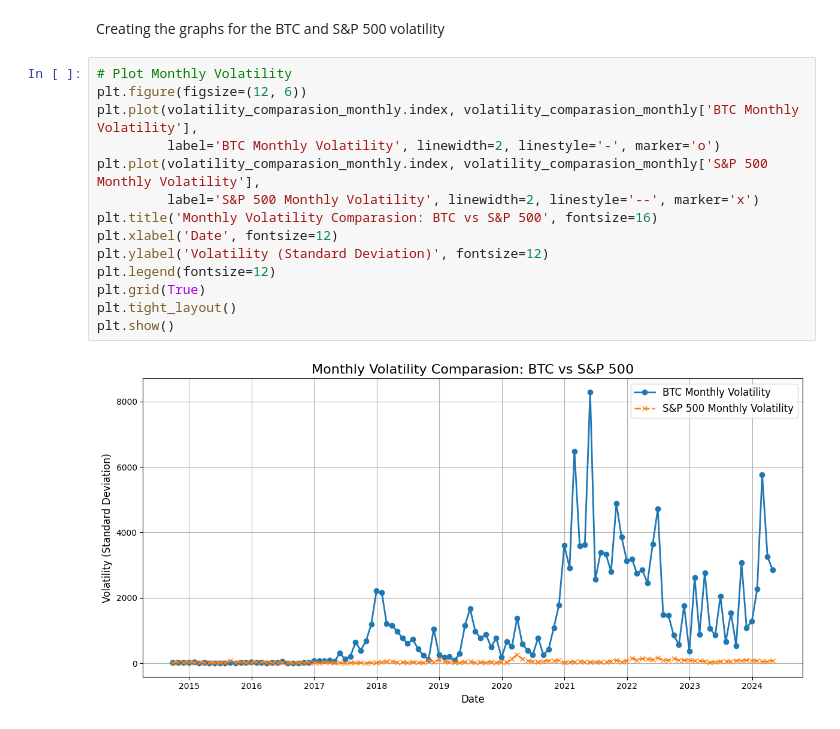
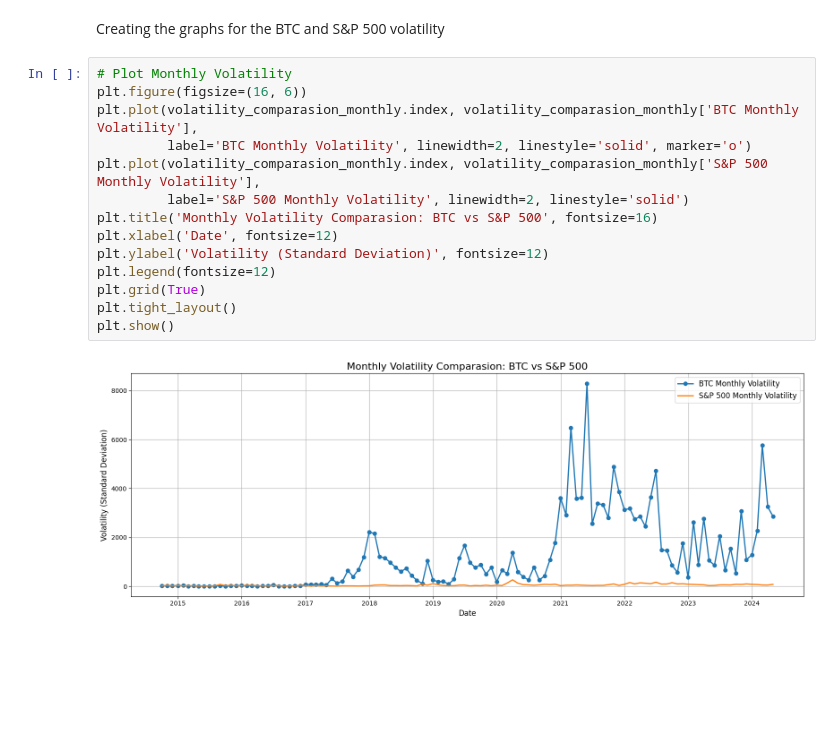
Before and after one commit to AngelDHackerman/BTC-ETH_Data_Analysis, a Jupyter notebook: 5_Insights_Volatility_Monthly_Yearly.ipynb, the cells around one changed output. Cells and saved outputs as stored; diff of their text form; blank space fills up the shorter version.

```diff
--- a/5_Insights_Volatility_Monthly_Yearly.ipynb
+++ b/5_Insights_Volatility_Monthly_Yearly.ipynb
@@ -58,17 +58,17 @@ volatility_comparasion_monthly
 Creating the graphs for the BTC and S&P 500 volatility
 # %%
 # Plot Monthly Volatility
-plt.figure(figsize=(12, 6))
+plt.figure(figsize=(16, 6))
 plt.plot(volatility_comparasion_monthly.index, volatility_comparasion_monthly['BTC Monthly Volatility'],
-         label='BTC Monthly Volatility', linewidth=2, linestyle='-', marker='o')
+         label='BTC Monthly Volatility', linewidth=2, linestyle='solid', marker='o')
 plt.plot(volatility_comparasion_monthly.index, volatility_comparasion_monthly['S&P 500 Monthly Volatility'],
-         label='S&P 500 Monthly Volatility', linewidth=2, linestyle='--', marker='x')
+         label='S&P 500 Monthly Volatility', linewidth=2, linestyle='solid')
 plt.title('Monthly Volatility Comparasion: BTC vs S&P 500', fontsize=16)
 plt.xlabel('Date', fontsize=12)
 plt.ylabel('Volatility (Standard Deviation)', fontsize=12)
 plt.legend(fontsize=12)
 plt.grid(True)
 plt.tight_layout()
 plt.show()
 # %% [output]
-[figure, old version]
+[figure, new version]
```
Also changed, not shown: parts of 1 cell of this notebook.
